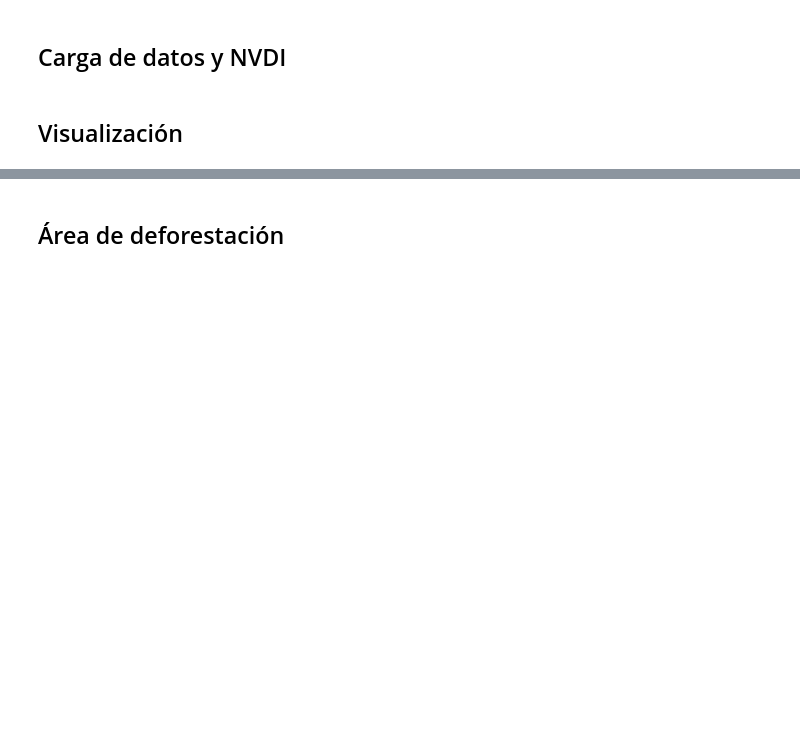
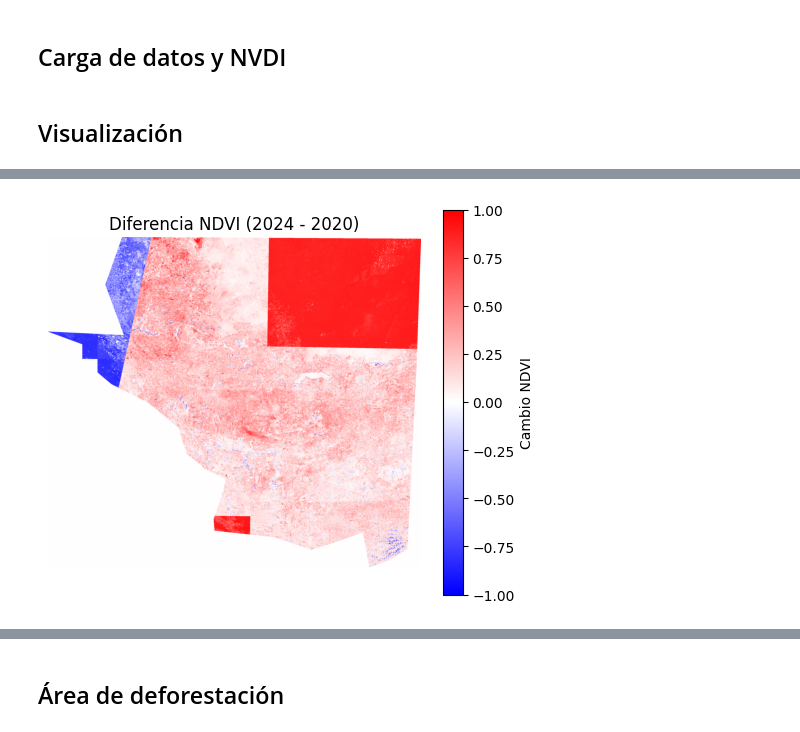
Before and after one commit to Fabiola-cc/AnalisisGeoespacial, a Jupyter notebook: lab3.ipynb, the cells around one changed output, grey strips where cells are left out. Saved outputs shown, nothing was run; the diff lists cells and outputs as text; code cells hidden in the pictures; blank space fills up the shorter version.

```diff
--- a/lab3.ipynb
+++ b/lab3.ipynb
@@ -66,0 +51,10 @@ plt.show()
+# %%
+# Diferencia NDVI
+plt.figure(figsize=(6,5))
+plt.imshow(ndvi_diff, cmap='bwr', vmin=-1, vmax=1)
+plt.title("Diferencia NDVI (2024 - 2020)")
+plt.colorbar(label="Cambio NDVI")
+plt.axis('off')
+plt.show()
+# %% [output]
+[figure, added]
```
Also changed, not shown: parts of 5 cells of this notebook.
